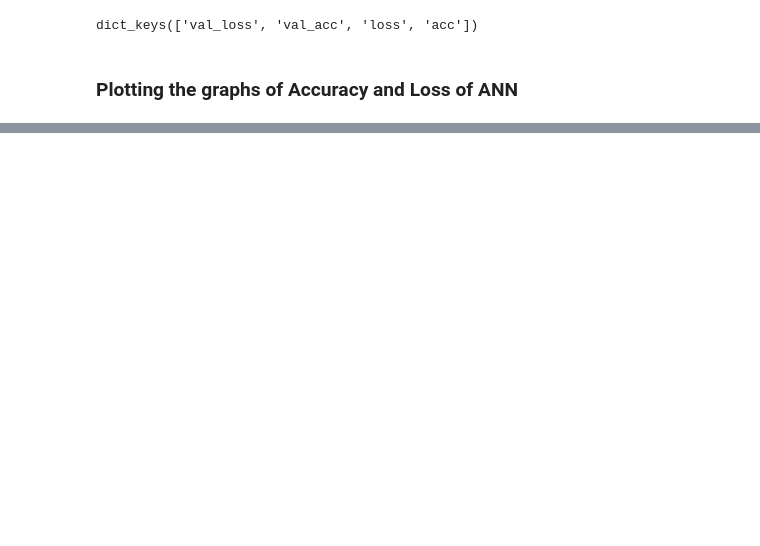
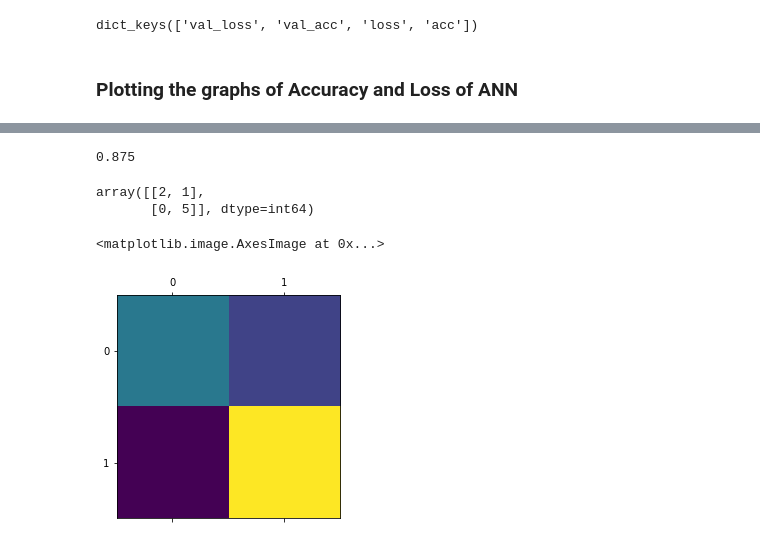
Before and after one commit to shivachandrakante/Classifying-weather-Student-will-Pass-the-Exam-or-Not, a Jupyter notebook: 11709191_KM028_64.ipynb, the cells around one changed output, grey strips where cells are left out. Drawn from its saved outputs; the diff is of its cells as text; code cells hidden in the pictures; blank space fills up the shorter version.

```diff
--- a/11709191_KM028_64.ipynb
+++ b/11709191_KM028_64.ipynb
@@ -710,0 +714,19 @@ plt.show()
+# %%
+predictions=classifier.predict(validation_x)
+predictions=(predictions>0.5)
+# %%
+print(accuracy_score(validation_y,predictions))
+# %% [output]
+0.875
+# %%
+cm=confusion_matrix(validation_y,predictions)
+cm
+# %% [output]
+array([[2, 1],
+       [0, 5]], dtype=int64)
+# %%
+import pylab as pl
+pl.matshow(cm)
+# %% [output]
+<matplotlib.image.AxesImage at 0x...>
+[figure, added]
```
Also changed, not shown: parts of 10 cells of this notebook.
